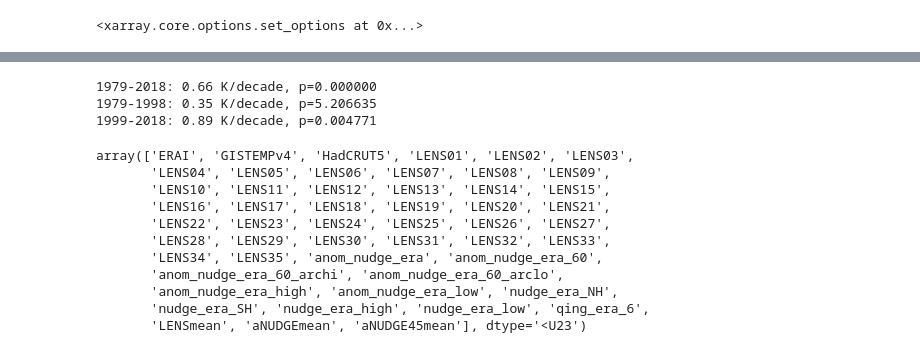
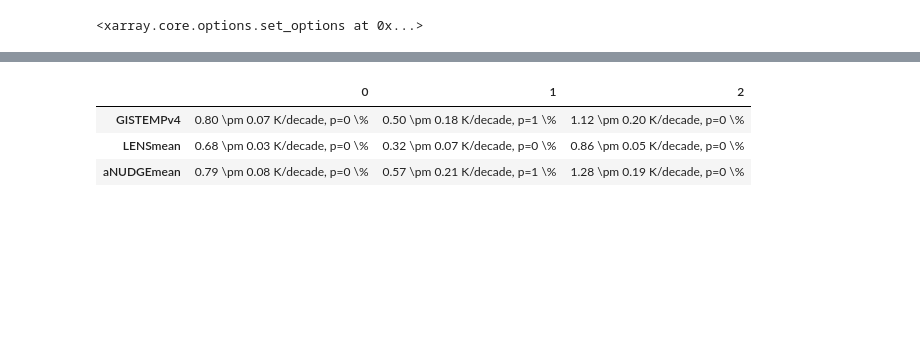
Before and after one commit to lettie-roach/analysis_nudge-arctic, a Jupyter notebook: nudge-arctic_fig2_tavg.ipynb, the cells around one changed output, grey strips where cells are left out. Saved outputs shown, nothing was run; the diff lists cells and outputs as text; code cells hidden in the pictures; blank space fills up the shorter version.

```diff
--- a/nudge-arctic_fig2_tavg.ipynb
+++ b/nudge-arctic_fig2_tavg.ipynb
@@ -150,5 +108,0 @@ Attributes:
-# %%
-
-trend_1979to2018, intercept, r_value, p_value_1979to2018, std_err = myf.linregress(ds.year, ds.load(), dim='year')
-trend_1979to1998, intercept, r_value, p_value_1979to1998, std_err = myf.linregress(ds.year.isel(year=slice(0,20)), ds.isel(year=slice(0,20)), dim='year')
-trend_1999to2018, intercept, r_value, p_value_1999to2018, std_err = myf.linregress(ds.year.isel(year=slice(20,None)), ds.isel(year=slice(20,None)), dim='year')
@@ -168,27 +109,21 @@ print('1999-2018: {:.2f} K/decade, p={:3f}'.format(10.*trend_1999to2018[var].sel
-# %%
-print('1979-2018: {:.2f} K/decade, p={:3f}'.format(10.*trend_1979to2018[var].sel(names='ERAI').values,
-                                                100.*p_value_1979to2018[var].sel(names='ERAI').values))
-
-print('1979-1998: {:.2f} K/decade, p={:3f}'.format(10.*trend_1979to1998[var].sel(names='ERAI').values,
-                                                100.*p_value_1979to1998[var].sel(names='ERAI').values))
-
-print('1999-2018: {:.2f} K/decade, p={:3f}'.format(10.*trend_1999to2018[var].sel(names='ERAI').values,
-                                                100.*p_value_1999to2018[var].sel(names='ERAI').values))
-# %% [output]
-1979-2018: 0.66 K/decade, p=0.000000
-1979-1998: 0.35 K/decade, p=5.206635
-1999-2018: 0.89 K/decade, p=0.004771
-# %%
-ds.names.values
-# %% [output]
-array(['ERAI', 'GISTEMPv4', 'HadCRUT5', 'LENS01', 'LENS02', 'LENS03',
-       'LENS04', 'LENS05', 'LENS06', 'LENS07', 'LENS08', 'LENS09',
-       'LENS10', 'LENS11', 'LENS12', 'LENS13', 'LENS14', 'LENS15',
-       'LENS16', 'LENS17', 'LENS18', 'LENS19', 'LENS20', 'LENS21',
-       'LENS22', 'LENS23', 'LENS24', 'LENS25', 'LENS26', 'LENS27',
-       'LENS28', 'LENS29', 'LENS30', 'LENS31', 'LENS32', 'LENS33',
-       'LENS34', 'LENS35', 'anom_nudge_era', 'anom_nudge_era_60',
-       'anom_nudge_era_60_archi', 'anom_nudge_era_60_arclo',
-       'anom_nudge_era_high', 'anom_nudge_era_low', 'nudge_era_NH',
-       'nudge_era_SH', 'nudge_era_high', 'nudge_era_low', 'qing_era_6',
-       'LENSmean', 'aNUDGEmean', 'aNUDGE45mean'], dtype='<U23')
+# %%
+mydict={}
+for name in ['GISTEMPv4','LENSmean','aNUDGEmean']:
+    mylist = []
+    for period in [[0,None],[0,20],[20,None]]:
+
+        trend, intercept, r_value, p_value, std_err =myf.linregress(ds.isel(year=slice(period[0],period[1])).year,
+                                                                    ds.isel(year=slice(period[0],period[1])).sel(names=name).TREFHT.load(), dim='year')
+
+        entry = '{:.2f} \pm {:.2f} K/decade, p={:.0f} \%'.format(10.*trend.values,10.*std_err.values,100.*p_value.values)
+        #entry = '{:.2f} $\pm$ {:.2f} K/decade'.format(10.*trend.values,10.*std_err.values)
+
+        mylist.append(entry)
+    mydict[name] = mylist
+# %%
+pd.DataFrame(mydict).transpose()
+# %% [output]
+|  | 0 | 1 | 2 |
+| GISTEMPv4 | 0.80 \pm 0.07 K/decade, p=0 \% | 0.50 \pm 0.18 K/decade, p=1 \% | 1.12 \pm 0.20 K/decade, p=0 \% |
+| LENSmean | 0.68 \pm 0.03 K/decade, p=0 \% | 0.32 \pm 0.07 K/decade, p=0 \% | 0.86 \pm 0.05 K/decade, p=0 \% |
+| aNUDGEmean | 0.79 \pm 0.08 K/decade, p=0 \% | 0.57 \pm 0.21 K/decade, p=1 \% | 1.28 \pm 0.19 K/decade, p=0 \% |
```
Also changed, not shown: parts of 12 cells of this notebook, 14 other files.
